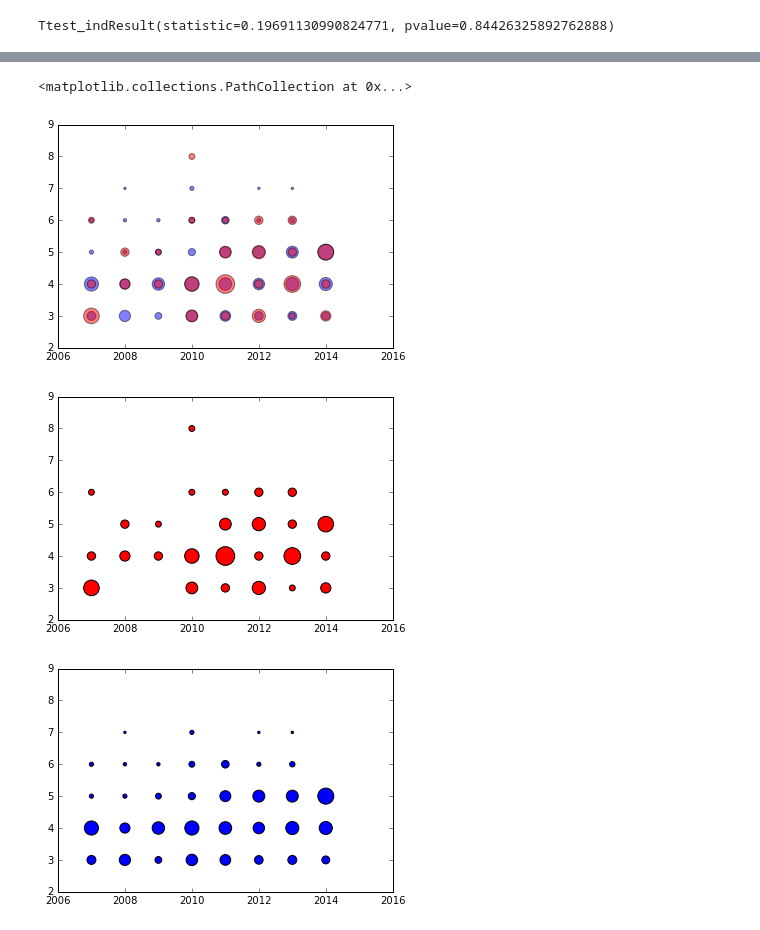
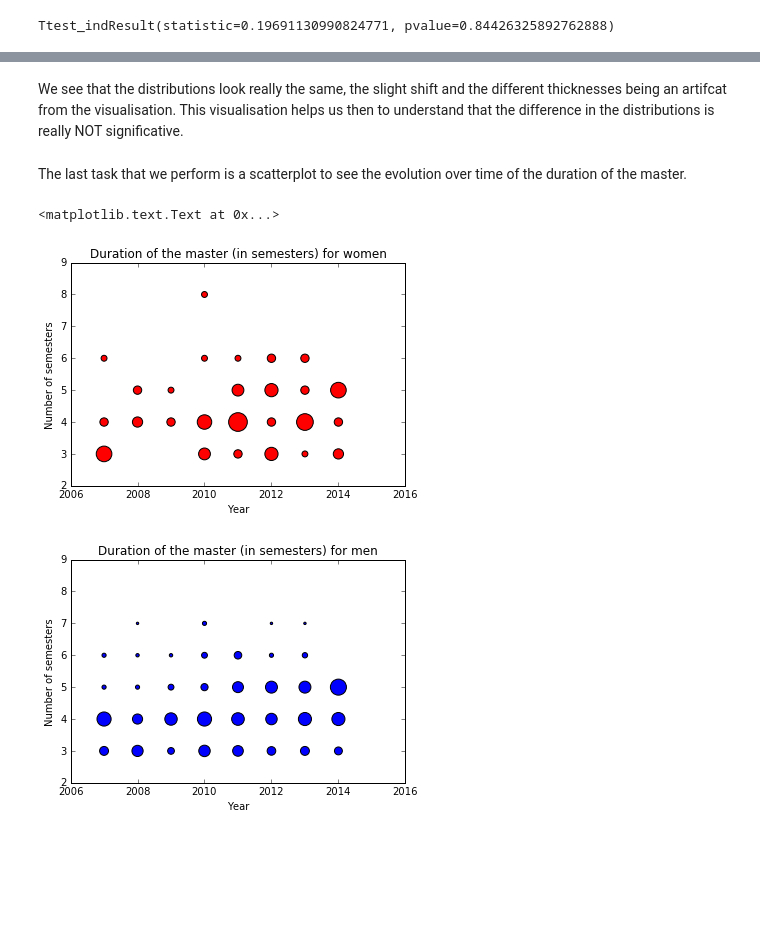
Before and after one commit to AgatheVkc/ada_homework, a Jupyter notebook: 02 - Data from the Web/assignment2.ipynb, the cells around one changed output, grey strips where cells are left out. Drawn from its saved outputs; the diff is of its cells as text; code cells hidden in the pictures; blank space fills up the shorter version.

```diff
--- a/02 - Data from the Web/assignment2.ipynb
+++ b/02 - Data from the Web/assignment2.ipynb
@@ -127,7 +129,7 @@ pedagogic_year = ['Master semestre 1','Master semestre 2','Master semestre 3',
                   'Projet Master printemps','Projet Master automne']
 for year in range(2007,2016):
     for pedag in  pedagogic_year :
-         master_student = MasterStart(year,master_student,pedag)s
+         master_student = MasterStart(year,master_student,pedag)
 # %%
 # Here, we filter the students accordingly to the criteria given above
 
@@ -302,32 +307,41 @@ Ttest_indResult(statistic=0.19691130990824771, pvalue=0.84426325892762888)
+# %% [markdown]
+We see that the distributions look really the same, the slight shift and the different thicknesses being an artifcat from the visualisation. This visualisation helps us then to understand that the difference in the distributions is really NOT significative.
+# %% [markdown]
+The last task that we perform is a scatterplot to see the evolution over time of the duration of the master.
 # %%
 def scatterCount(frame) :
+    """
+        As scatter needs 3 vectors, we vectorize the data from our frame.
+        @param frame  : the DataFrame with the duration of the studies of each student and the year they started
+        @return x[rows.ravel()] : vectorized version of the duration of the master, with each entry repeated for plotting
+        @return y[rows.ravel()] : vectorized version of the starting year of the master, with each entry repeated for plotting
+        @return s :               the sum of all students that finished in a given time during a given year
+    """
     x = np.array([3,4,5,6,7,8])
     y = np.array([2007,2008,2009,2010,2011,2012,2013,2014,2015])
     rows, cols = np.indices((x.shape[0], y.shape[0]))
     s = np.zeros(len(x[rows.ravel()]))
     for sciper in frame.index :
+        #Position in the vector s
         index =((frame.loc[sciper,['Time to Finish']].values[0]-3)*y.shape[0]
                 +frame.loc[sciper,['Starting Year']].values[0]-2007)
-        #print(index)
         s[index]+=3000/len(frame.index)
     return x[rows.ravel()],y[cols.ravel()],s
 # %%
-%matplotlib inline
-import matplotlib.pyplot as plt
 x_men,y_men,s_men=scatterCount(men_master_student)
 x_women,y_women,s_women=scatterCount(women_master_student)
+
 plt.figure(1)
-plt.scatter(y_men,x_men, s_men,alpha=0.5)
-plt.scatter(y_women,x_women, s_women,'r',alpha=0.5)
-
+plt.scatter(y_women,x_women, s_women,'r')
+plt.title('Duration of the master (in semesters) for women')
+plt.ylabel('Number of semesters')
+plt.xlabel('Year')
 plt.figure(2)
-plt.scatter(y_women,x_women, s_women,'r')
-plt.figure(3)
 plt.scatter(y_men,x_men, s_men,alpha=1)
-
-#plt.show()
+plt.title('Duration of the master (in semesters) for men')
+plt.ylabel('Number of semesters')
+plt.xlabel('Year')
 # %% [output]
-<matplotlib.collections.PathCollection at 0x...>
+<matplotlib.text.Text at 0x...>
-[figure, old version]
+[figure, new version]
-[figure, old version]
+[figure, new version]
-[figure, removed]
```
Also changed, not shown: parts of 21 cells of this notebook.
